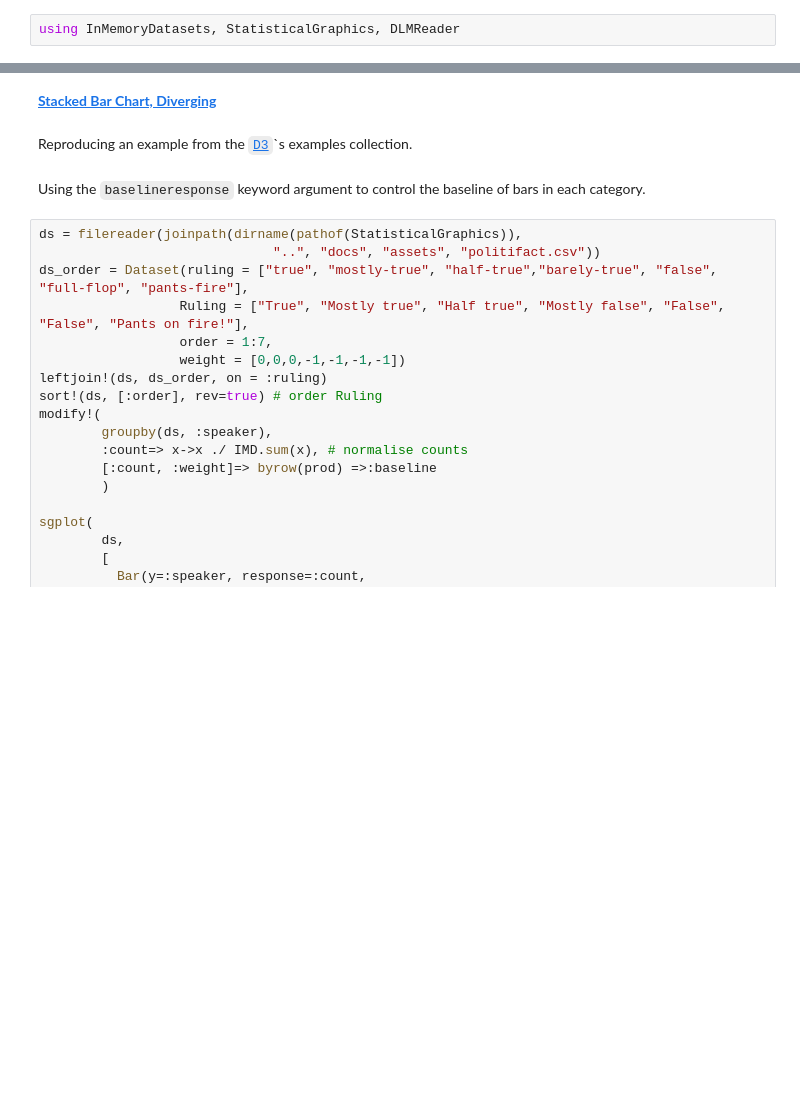
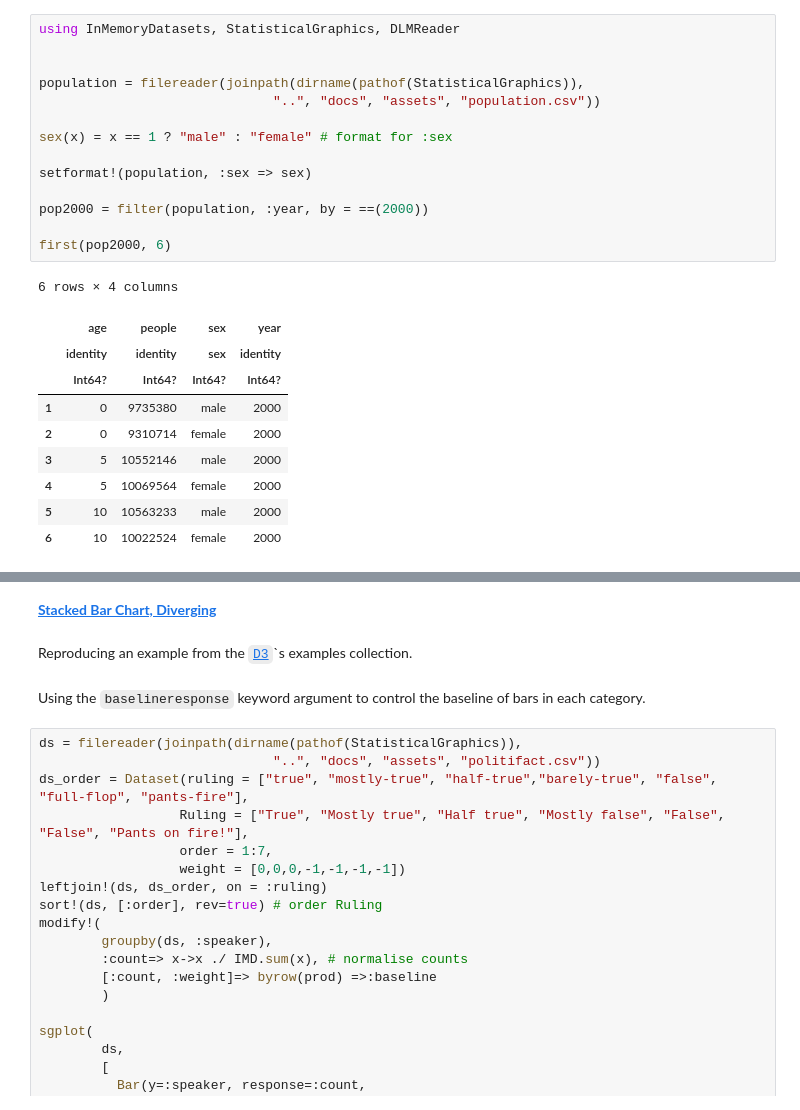
Before and after one commit to sl-solution/StatisticalGraphics.jl, a Jupyter notebook: dev/Plots/Bar/bar3.ipynb, the cells around one changed output, grey strips where cells are left out. Saved outputs shown, nothing was run; the diff lists cells and outputs as text; blank space fills up the shorter version.

```diff
--- a/dev/Plots/Bar/bar3.ipynb
+++ b/dev/Plots/Bar/bar3.ipynb
@@ -1,2 +1,25 @@
-# %%
-using InMemoryDatasets, StatisticalGraphics, DLMReader
+# %%
+using InMemoryDatasets, StatisticalGraphics, DLMReader
+
+
+population = filereader(joinpath(dirname(pathof(StatisticalGraphics)),
+                              "..", "docs", "assets", "population.csv"))
+
+sex(x) = x == 1 ? "male" : "female" # format for :sex
+
+setformat!(population, :sex => sex)
+
+pop2000 = filter(population, :year, by = ==(2000))
+
+first(pop2000, 6)
+# %% [output]
+6 rows × 4 columns
+|  | age | people | sex | year |
+|  | identity | identity | sex | identity |
+|  | Int64? | Int64? | Int64? | Int64? |
+| 1 | 0 | 9735380 | male | 2000 |
+| 2 | 0 | 9310714 | female | 2000 |
+| 3 | 5 | 10552146 | male | 2000 |
+| 4 | 5 | 10069564 | female | 2000 |
+| 5 | 10 | 10563233 | male | 2000 |
+| 6 | 10 | 10022524 | female | 2000 |
```
Also changed, not shown: parts of 5 cells of this notebook, 42 other files.
